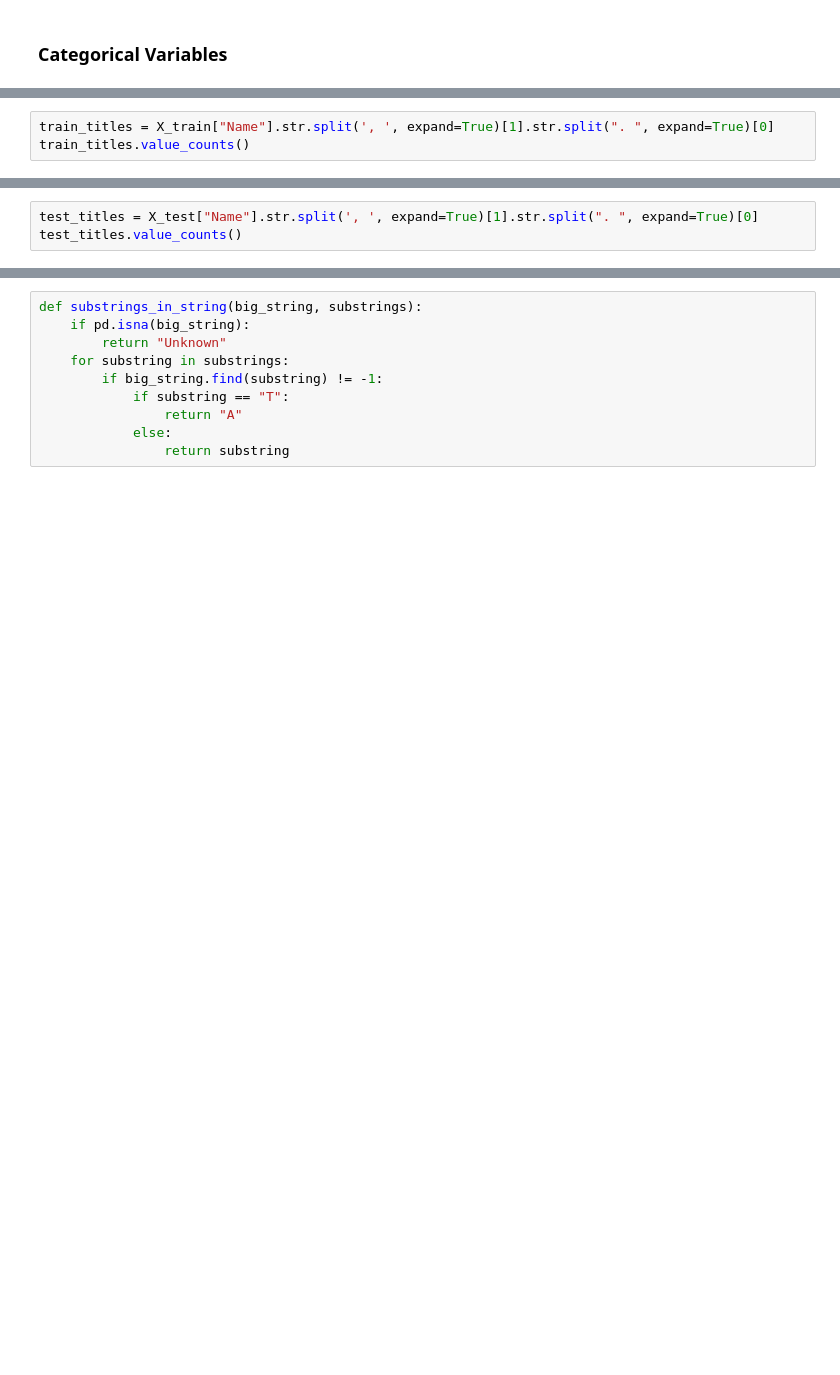
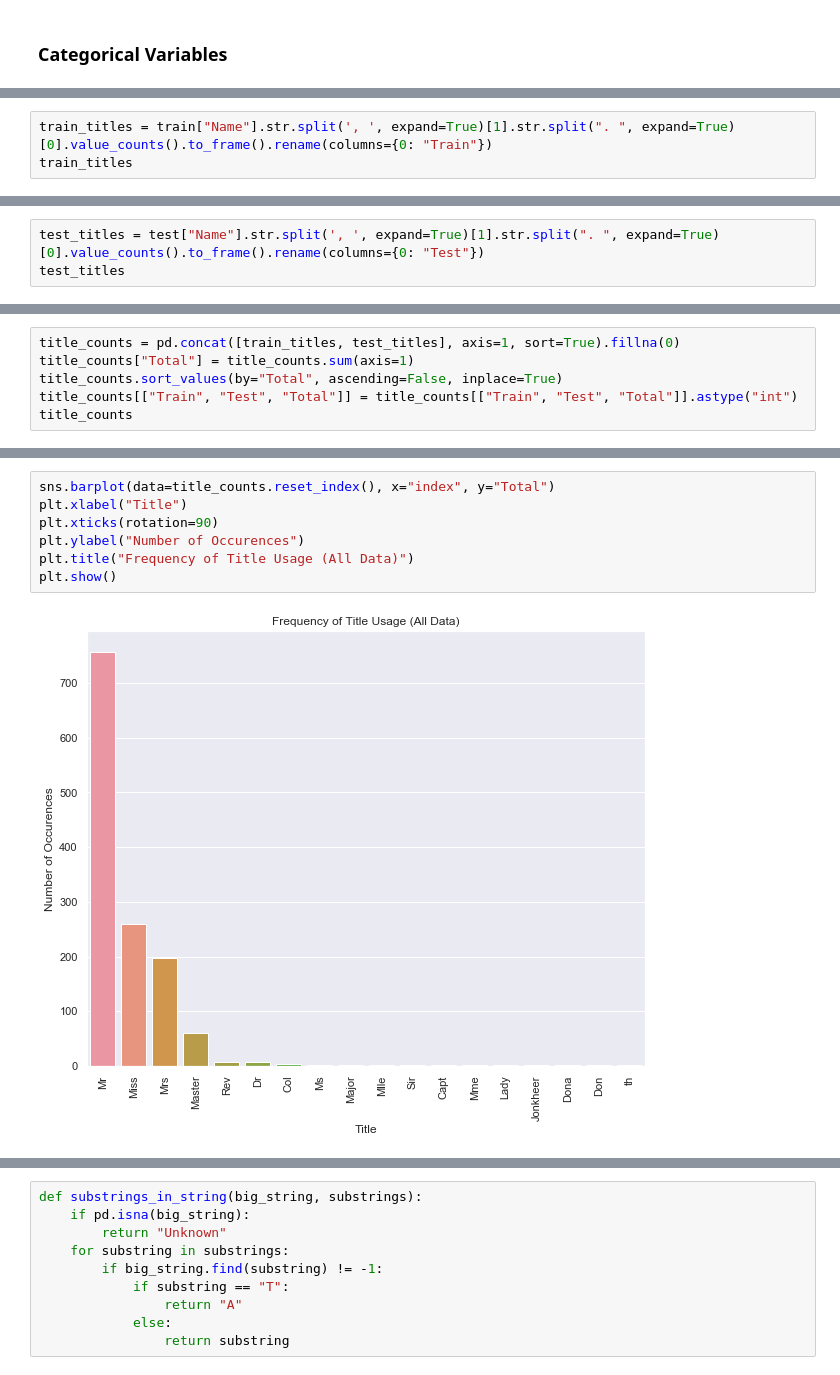
Before and after one commit to amypeniston/data-science-toolbox, a Jupyter notebook: kaggle_competitions/titanic/4_RF_Dev.ipynb, the cells around one changed output, grey strips where cells are left out. Cells and saved outputs as stored; diff of their text form; blank space fills up the shorter version.

```diff
--- a/kaggle_competitions/titanic/4_RF_Dev.ipynb
+++ b/kaggle_competitions/titanic/4_RF_Dev.ipynb
@@ -175,4 +180,4 @@ X_train["Name"].str.split(', ', expand=True).head()
 # %%
-train_titles = X_train["Name"].str.split(', ', expand=True)[1].str.split(". ", expand=True)[0]
-train_titles.value_counts()
+train_titles = train["Name"].str.split(', ', expand=True)[1].str.split(". ", expand=True)[0].value_counts().to_frame().rename(columns={0: "Train"})
+train_titles
 # %% [output]
@@ -194,4 +202,4 @@ Name: 0, dtype: int64
 # %%
-test_titles = X_test["Name"].str.split(', ', expand=True)[1].str.split(". ", expand=True)[0]
-test_titles.value_counts()
+test_titles = test["Name"].str.split(', ', expand=True)[1].str.split(". ", expand=True)[0].value_counts().to_frame().rename(columns={0: "Test"})
+test_titles
 # %% [output]
@@ -223,0 +218,6 @@ set(set(train_titles.value_counts().index) - set(test_titles.value_counts().inde
+# %%
+title_counts = pd.concat([train_titles, test_titles], axis=1, sort=True).fillna(0)
+title_counts["Total"] = title_counts.sum(axis=1)
+title_counts.sort_values(by="Total", ascending=False, inplace=True)
+title_counts[["Train", "Test", "Total"]] = title_counts[["Train", "Test", "Total"]].astype("int")
+title_counts
@@ -223,0 +242,9 @@ set(set(train_titles.value_counts().index) - set(test_titles.value_counts().inde
+# %%
+sns.barplot(data=title_counts.reset_index(), x="index", y="Total")
+plt.xlabel("Title")
+plt.xticks(rotation=90)
+plt.ylabel("Number of Occurences")
+plt.title("Frequency of Title Usage (All Data)")
+plt.show()
+# %% [output]
+[figure, added]
```
Also changed, not shown: parts of 30 cells of this notebook, 1 other file.
